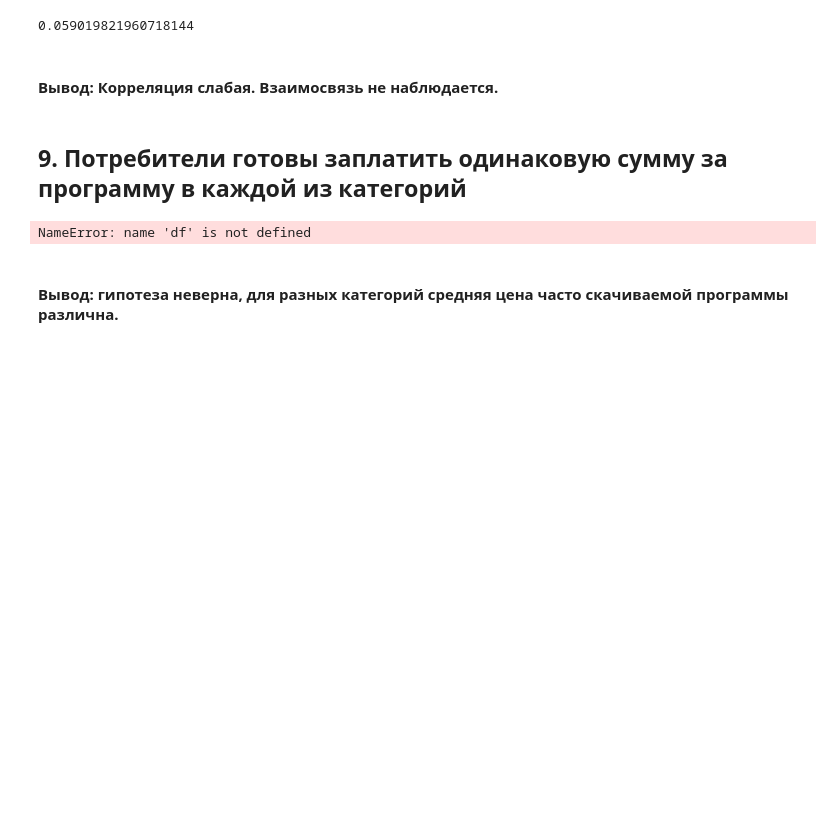
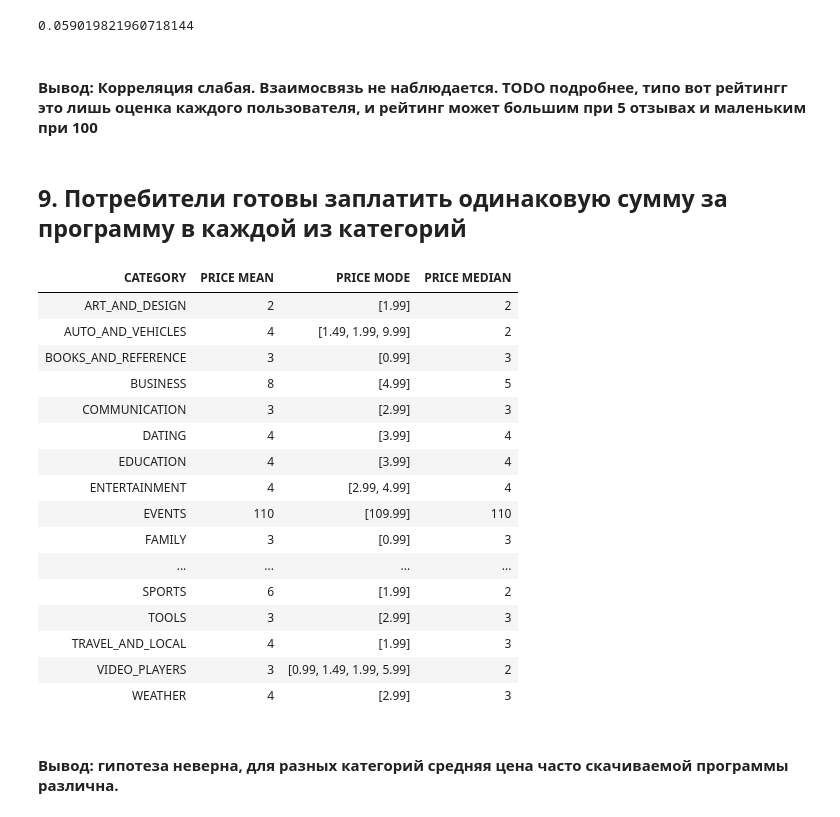
Before and after one commit to AlexeyShalaev/GooglePlayDataset, a Jupyter notebook: data_research.ipynb, the cells around one changed output. Saved outputs shown, nothing was run; the diff lists cells and outputs as text; code cells hidden in the pictures; blank space fills up the shorter version.

Commit message:
fixed bugs, + pretty tables, started charts

```diff
--- a/data_research.ipynb
+++ b/data_research.ipynb
@@ -284,8 +314,9 @@ dtype: float64
 best_paid = df[df["Type"] == "Paid"].groupby("Category")
 mean_total = best_paid["Price"].describe()
 best_paid = best_paid.apply(lambda x: x.sort_values(by="Grade", ascending=False)[: 5])
-
-print("CATEGORY | PRICE MEAN(ALL APPS) | PRICE MEAN(TOP 5 APPS)")
+table = PrettyTable()
+table.field_names = ["CATEGORY", "PRICE MEAN(ALL APPS)", "PRICE MEAN(TOP 5 APPS)"]
 for category in set(best_paid["Category"]):
-    print(f"{category} | {mean_total.loc[category]['mean']} | {best_paid.loc[category]['Price'].mean()}")
+    table.add_row([category, round(mean_total.loc[category]['mean']), round(best_paid.loc[category]['Price'].mean())])
+table
 # %% [output]
@@ -325,22 +372,39 @@ BEST APPS: 2 5
 df['Rating'].corr(df['Installs'])
 # %% [output]
 0.059019821960718144
-# %% [markdown]
-#### Вывод: Корреляция слабая. Взаимосвязь не наблюдается.
+# %% [markdown]
+#### Вывод: Корреляция слабая. Взаимосвязь не наблюдается. TODO подробнее, типо вот рейтингг это лишь оценка каждого пользователя, и рейтинг может большим при 5 отзывах и маленьким при 100
 # %% [markdown]
 ## 9. Потребители готовы заплатить одинаковую сумму за программу в каждой из категорий
 # %%
 best_paid = df[df["Type"] == "Paid"].groupby("Category")
 # Получаем категории
 categories = best_paid.groups.keys()
 best_paid = best_paid.apply(lambda x: x.sort_values(by="Installs", ascending=False)[: 10])
-
-print("CATEGORY | PRICE MEAN | PRICE MODE | PRICE MEDIAN")
+table = PrettyTable()
+table.field_names = ["CATEGORY", "PRICE MEAN", "PRICE MODE", "PRICE MEDIAN"]
 for category in categories:
     data = best_paid.loc[category]
-    print(f"{category} | {data['Price'].mean()} | {list(data['Price'].mode())} | {data['Price'].median()}")
+    table.add_row([category, round(data['Price'].mean()), list(data['Price'].mode()), round(data['Price'].median())])
+table
 # %% [output]
-NameError: name 'df' is not defined
+| CATEGORY | PRICE MEAN | PRICE MODE | PRICE MEDIAN |
+| ART_AND_DESIGN | 2 | [1.99] | 2 |
+| AUTO_AND_VEHICLES | 4 | [1.49, 1.99, 9.99] | 2 |
+| BOOKS_AND_REFERENCE | 3 | [0.99] | 3 |
+| BUSINESS | 8 | [4.99] | 5 |
+| COMMUNICATION | 3 | [2.99] | 3 |
+| DATING | 4 | [3.99] | 4 |
+| EDUCATION | 4 | [3.99] | 4 |
+| ENTERTAINMENT | 4 | [2.99, 4.99] | 4 |
+| EVENTS | 110 | [109.99] | 110 |
+| FAMILY | 3 | [0.99] | 3 |
+| ... | ... | ... | ... |
+| SPORTS | 6 | [1.99] | 2 |
+| TOOLS | 3 | [2.99] | 3 |
+| TRAVEL_AND_LOCAL | 4 | [1.99] | 3 |
+| VIDEO_PLAYERS | 3 | [0.99, 1.49, 1.99, 5.99] | 2 |
+| WEATHER | 4 | [2.99] | 3 |
 # %% [markdown]
 #### Вывод: гипотеза неверна, для разных категорий средняя цена часто скачиваемой программы различна.
 # %% [markdown]
```
Also changed, not shown: parts of 19 cells of this notebook, 1 other file.
